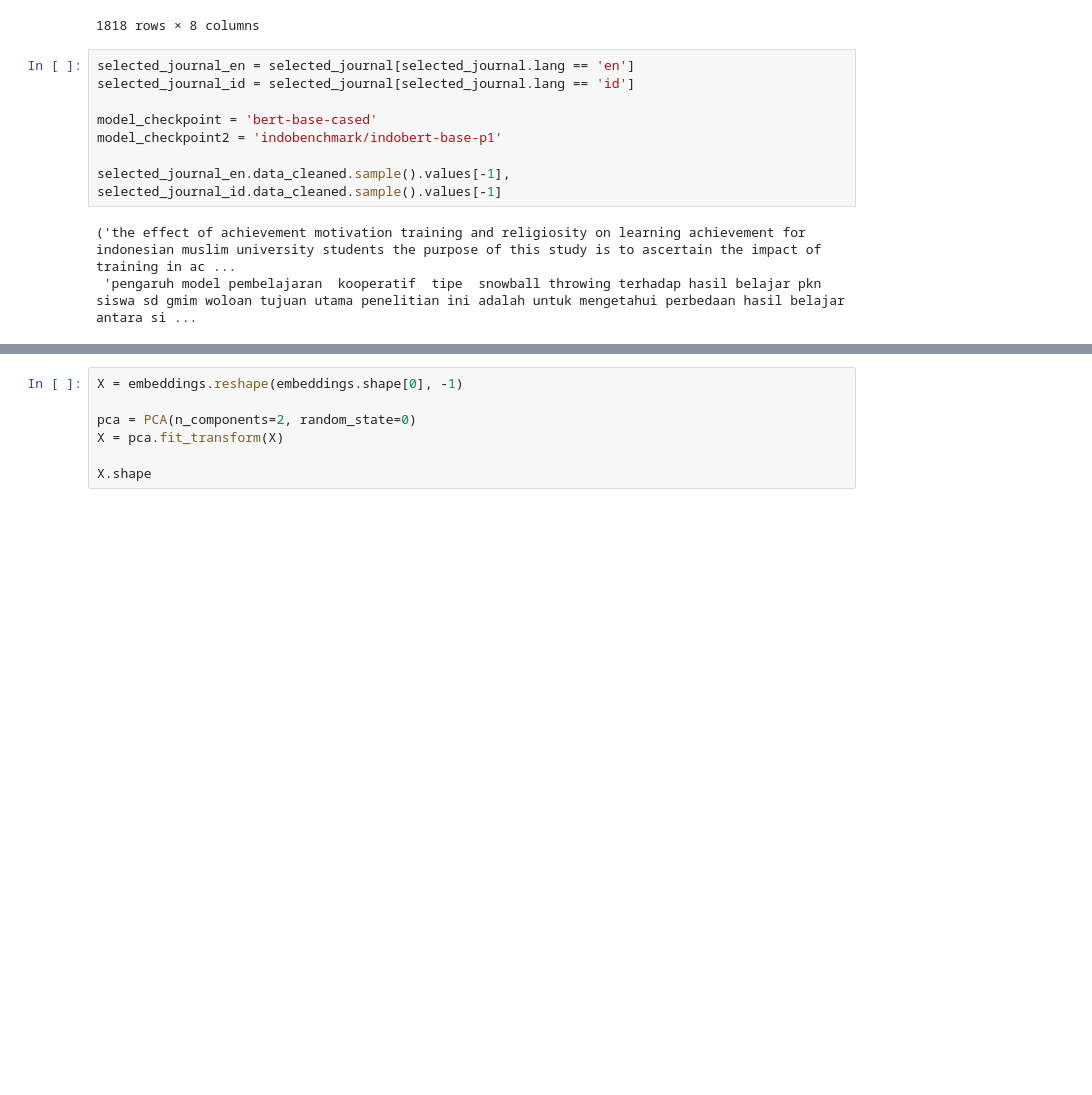
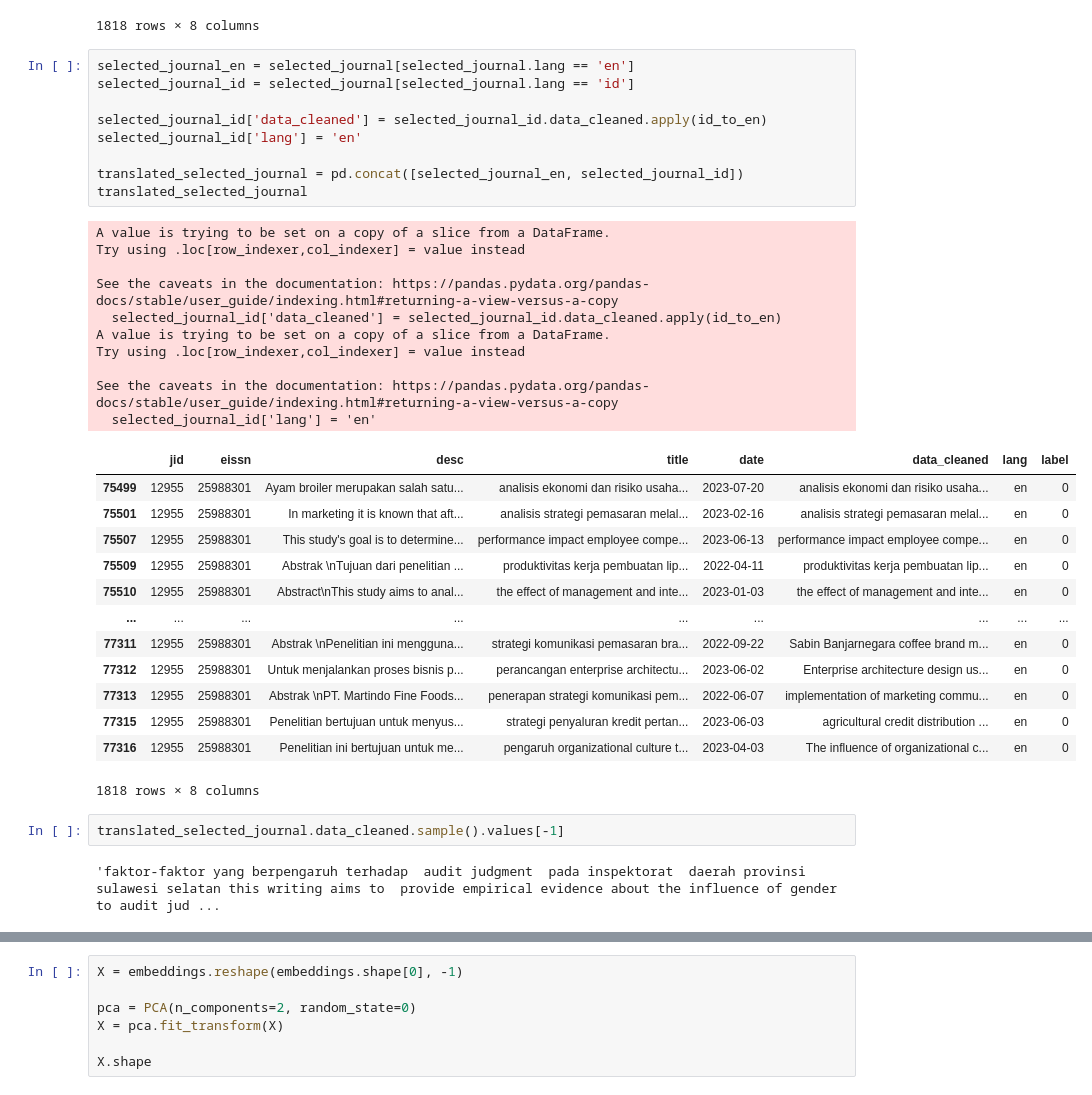
Before and after one commit to rarmnsyah/Journal-Clustering-2, a Jupyter notebook: cluster_pipeline_3_2.ipynb, the cells around one changed output, grey strips where cells are left out. Cells and saved outputs as stored; diff of their text form; blank space fills up the shorter version.

```diff
--- a/cluster_pipeline_3_2.ipynb
+++ b/cluster_pipeline_3_2.ipynb
@@ -131,15 +131,41 @@ See the caveats in the documentation: https://pandas.pydata.org/pandas-docs/stab
 | 77316 | 12955 | 25988301 | Penelitian ini bertujuan untuk me... | pengaruh organizational culture t... | 2023-04-03 | pengaruh organizational culture t... | id | 0 |
 | 77317 | 12955 | 25988301 | Abstrak\nPenelitian ini bertujuan... | kinerja keuangan pt. ace hardware... | 2022-02-16 | kinerja keuangan pt. ace hardware... | en | 0 |
 1818 rows × 8 columns
-# %%
-selected_journal_en = selected_journal[selected_journal.lang == 'en']
-selected_journal_id = selected_journal[selected_journal.lang == 'id']
-
-model_checkpoint = 'bert-base-cased'
-model_checkpoint2 = 'indobenchmark/indobert-base-p1'
-
-selected_journal_en.data_cleaned.sample().values[-1], selected_journal_id.data_cleaned.sample().values[-1]
-# %% [output]
-('the effect of achievement motivation training and religiosity on learning achievement for indonesian muslim university students the purpose of this study is to ascertain the impact of training in ac ...
- 'pengaruh model pembelajaran  kooperatif  tipe  snowball throwing terhadap hasil belajar pkn siswa sd gmim woloan tujuan utama penelitian ini adalah untuk mengetahui perbedaan hasil belajar antara si ...
+# %%
+selected_journal_en = selected_journal[selected_journal.lang == 'en']
+selected_journal_id = selected_journal[selected_journal.lang == 'id']
+
+selected_journal_id['data_cleaned'] = selected_journal_id.data_cleaned.apply(id_to_en)
+selected_journal_id['lang'] = 'en'
+
+translated_selected_journal = pd.concat([selected_journal_en, selected_journal_id])
+translated_selected_journal
+# %% [output]
+A value is trying to be set on a copy of a slice from a DataFrame.
+Try using .loc[row_indexer,col_indexer] = value instead
+
+See the caveats in the documentation: https://pandas.pydata.org/pandas-docs/stable/user_guide/indexing.html#returning-a-view-versus-a-copy
+  selected_journal_id['data_cleaned'] = selected_journal_id.data_cleaned.apply(id_to_en)
+A value is trying to be set on a copy of a slice from a DataFrame.
+Try using .loc[row_indexer,col_indexer] = value instead
+
+See the caveats in the documentation: https://pandas.pydata.org/pandas-docs/stable/user_guide/indexing.html#returning-a-view-versus-a-copy
+  selected_journal_id['lang'] = 'en'
+|  | jid | eissn | desc | title | date | data_cleaned | lang | label |
+| 75499 | 12955 | 25988301 | Ayam broiler merupakan salah satu... | analisis ekonomi dan risiko usaha... | 2023-07-20 | analisis ekonomi dan risiko usaha... | en | 0 |
+| 75501 | 12955 | 25988301 | In marketing it is known that aft... | analisis strategi pemasaran melal... | 2023-02-16 | analisis strategi pemasaran melal... | en | 0 |
+| 75507 | 12955 | 25988301 | This study's goal is to determine... | performance impact employee compe... | 2023-06-13 | performance impact employee compe... | en | 0 |
+| 75509 | 12955 | 25988301 | Abstrak \nTujuan dari penelitian ... | produktivitas kerja pembuatan lip... | 2022-04-11 | produktivitas kerja pembuatan lip... | en | 0 |
+| 75510 | 12955 | 25988301 | Abstract\nThis study aims to anal... | the effect of management and inte... | 2023-01-03 | the effect of management and inte... | en | 0 |
+| ... | ... | ... | ... | ... | ... | ... | ... | ... |
+| 77311 | 12955 | 25988301 | Abstrak \nPenelitian ini mengguna... | strategi komunikasi pemasaran bra... | 2022-09-22 | Sabin Banjarnegara coffee brand m... | en | 0 |
+| 77312 | 12955 | 25988301 | Untuk menjalankan proses bisnis p... | perancangan enterprise architectu... | 2023-06-02 | Enterprise architecture design us... | en | 0 |
+| 77313 | 12955 | 25988301 | Abstrak \nPT. Martindo Fine Foods... | penerapan strategi komunikasi pem... | 2022-06-07 | implementation of marketing commu... | en | 0 |
+| 77315 | 12955 | 25988301 | Penelitian bertujuan untuk menyus... | strategi penyaluran kredit pertan... | 2023-06-03 | agricultural credit distribution ... | en | 0 |
+| 77316 | 12955 | 25988301 | Penelitian ini bertujuan untuk me... | pengaruh organizational culture t... | 2023-04-03 | The influence of organizational c... | en | 0 |
+1818 rows × 8 columns
+# %%
+translated_selected_journal.data_cleaned.sample().values[-1]
+# %% [output]
+'faktor-faktor yang berpengaruh terhadap  audit judgment  pada inspektorat  daerah provinsi sulawesi selatan this writing aims to  provide empirical evidence about the influence of gender to audit jud ...
 # %%
```
Also changed, not shown: parts of 10 cells of this notebook, 5 other files.
